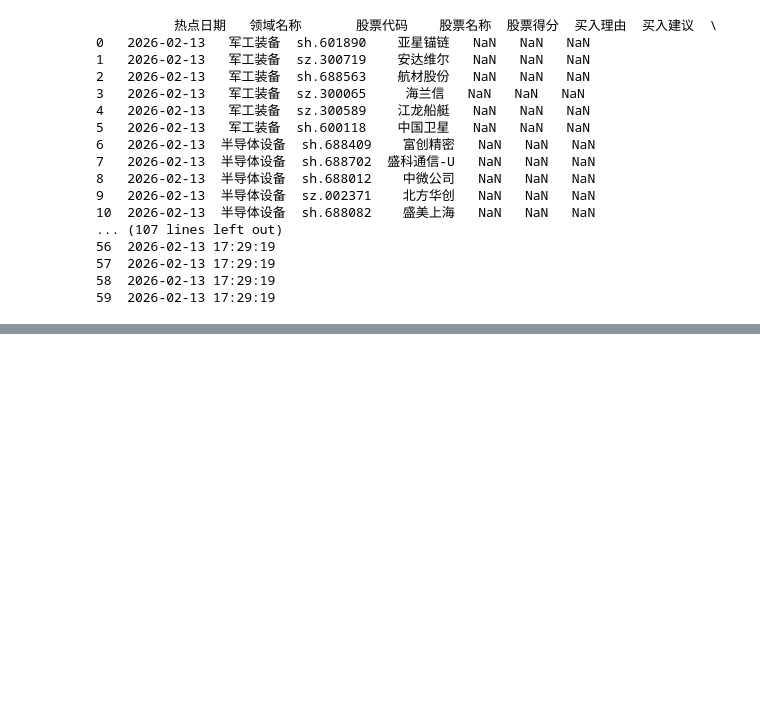
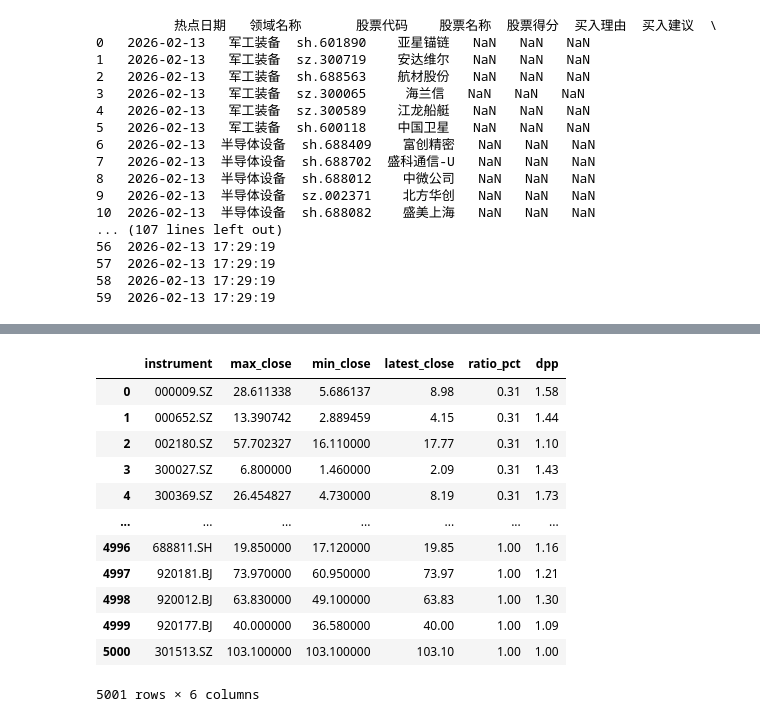
Before and after one commit to wangyao128/work, a Jupyter notebook: 数据探索/1.dataanalysisi.ipynb, the cells around one changed output, grey strips where cells are left out. Drawn from its saved outputs; the diff is of its cells as text; code cells hidden in the pictures; blank space fills up the shorter version.

```diff
--- a/数据探索/1.dataanalysisi.ipynb
+++ b/数据探索/1.dataanalysisi.ipynb
@@ -124,0 +386,21 @@ print(df)
+# %%
+# import pandas as pd
+# 去除行数限制/列数限制
+# pd.set_option('display.max_rows', 200)
+# pd.set_option('display.max_columns', 200)
+result = _.df()
+result
+# %% [output]
+|  | instrument | max_close | min_close | latest_close | ratio_pct | dpp |
+| 0 | 000009.SZ | 28.611338 | 5.686137 | 8.98 | 0.31 | 1.58 |
+| 1 | 000652.SZ | 13.390742 | 2.889459 | 4.15 | 0.31 | 1.44 |
+| 2 | 002180.SZ | 57.702327 | 16.110000 | 17.77 | 0.31 | 1.10 |
+| 3 | 300027.SZ | 6.800000 | 1.460000 | 2.09 | 0.31 | 1.43 |
+| 4 | 300369.SZ | 26.454827 | 4.730000 | 8.19 | 0.31 | 1.73 |
+| ... | ... | ... | ... | ... | ... | ... |
+| 4996 | 688811.SH | 19.850000 | 17.120000 | 19.85 | 1.00 | 1.16 |
+| 4997 | 920181.BJ | 73.970000 | 60.950000 | 73.97 | 1.00 | 1.21 |
+| 4998 | 920012.BJ | 63.830000 | 49.100000 | 63.83 | 1.00 | 1.30 |
+| 4999 | 920177.BJ | 40.000000 | 36.580000 | 40.00 | 1.00 | 1.09 |
+| 5000 | 301513.SZ | 103.100000 | 103.100000 | 103.10 | 1.00 | 1.00 |
+5001 rows × 6 columns
```
Also changed, not shown: parts of 11 cells of this notebook, 11 other files.
